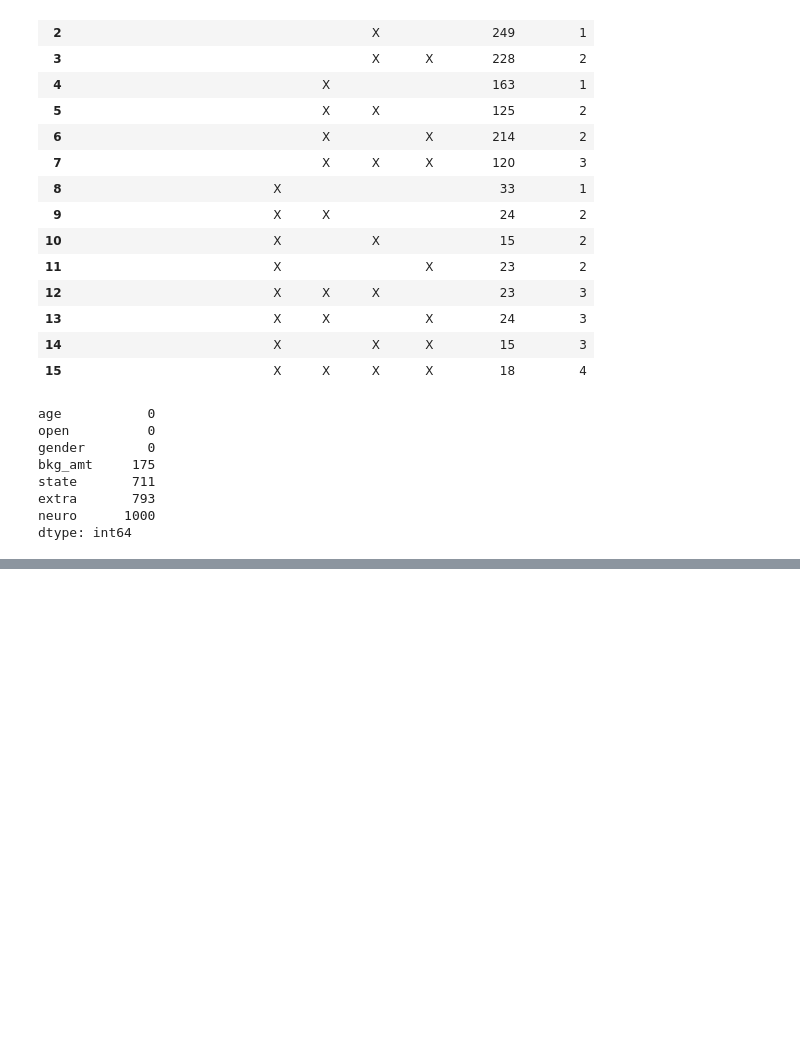
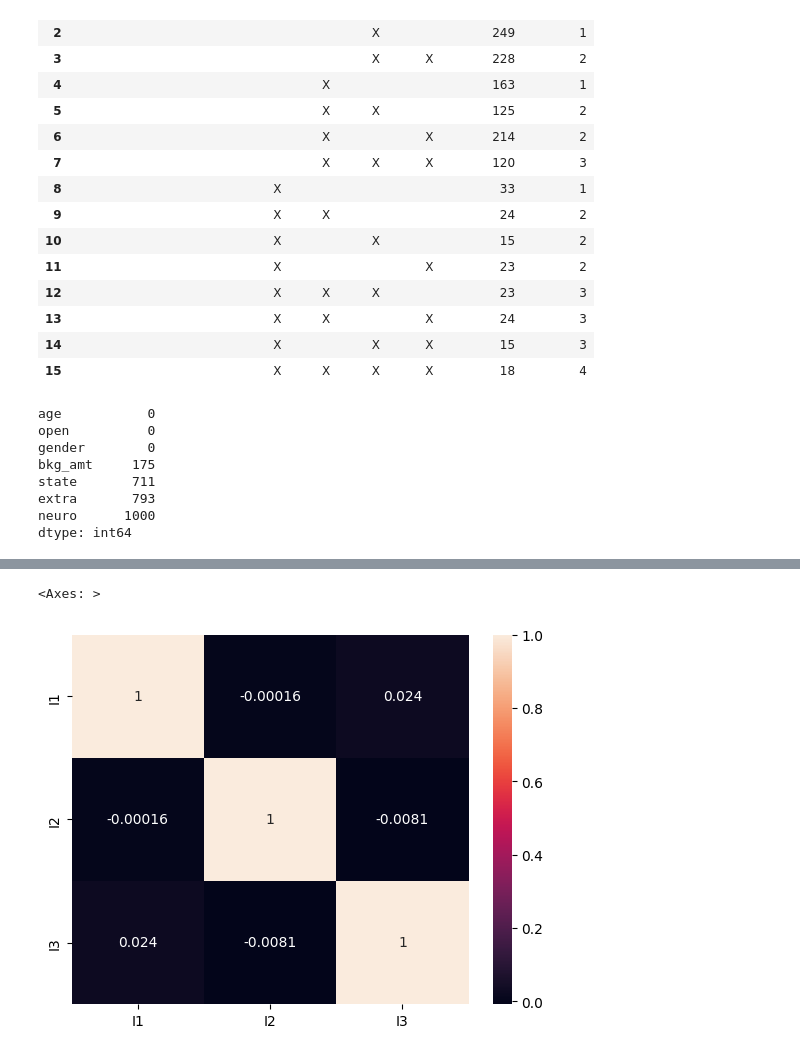
Before and after one commit to BryanEastman/BehavioralDataAnalysis, a Jupyter notebook: Chapter 6 - Handling missing data/Chapter 6.ipynb, the cells around one changed output, grey strips where cells are left out. Saved outputs shown, nothing was run; the diff lists cells and outputs as text; code cells hidden in the pictures; blank space fills up the shorter version.

```diff
--- a/Chapter 6 - Handling missing data/Chapter 6.ipynb
+++ b/Chapter 6 - Handling missing data/Chapter 6.ipynb
@@ -135,0 +154,5 @@ Notes:
+# %%
+sns.heatmap(tacoma_cor, annot=True)
+# %% [output]
+<Axes: >
+[figure, added]
```
Also changed, not shown: parts of 17 cells of this notebook.
